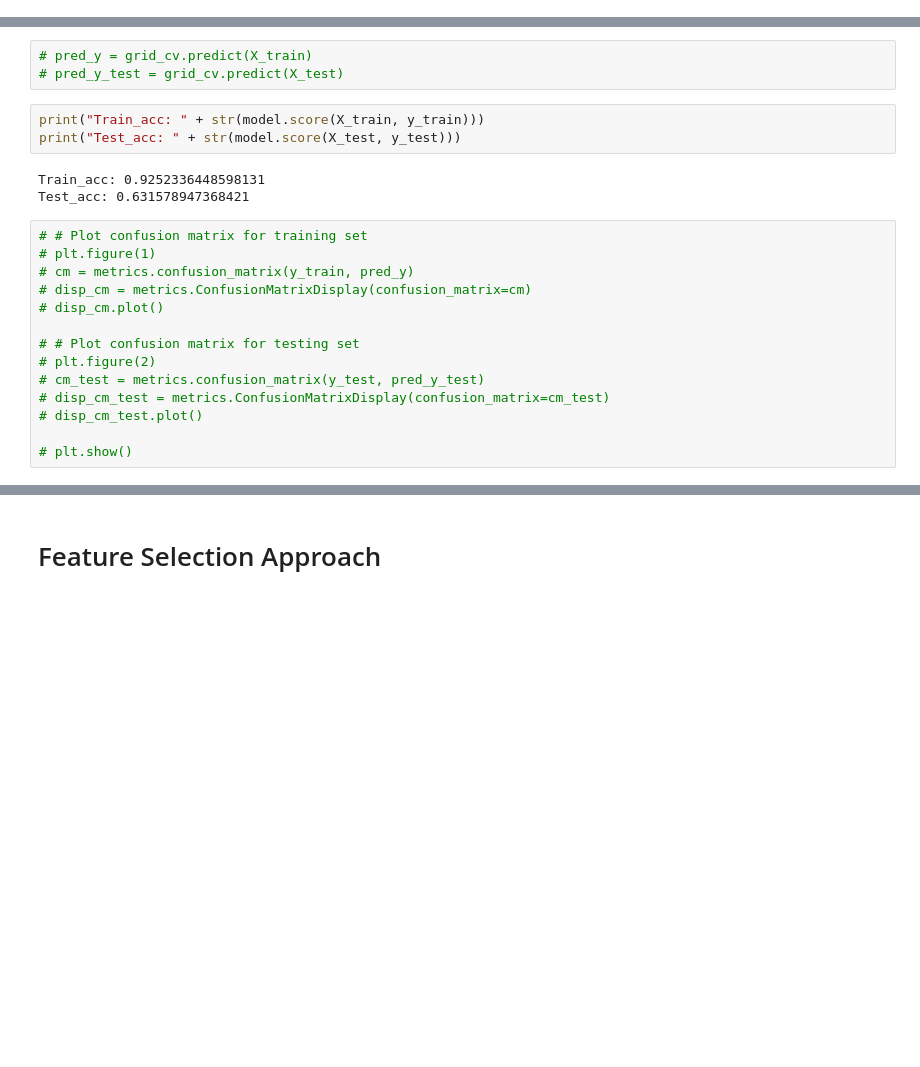
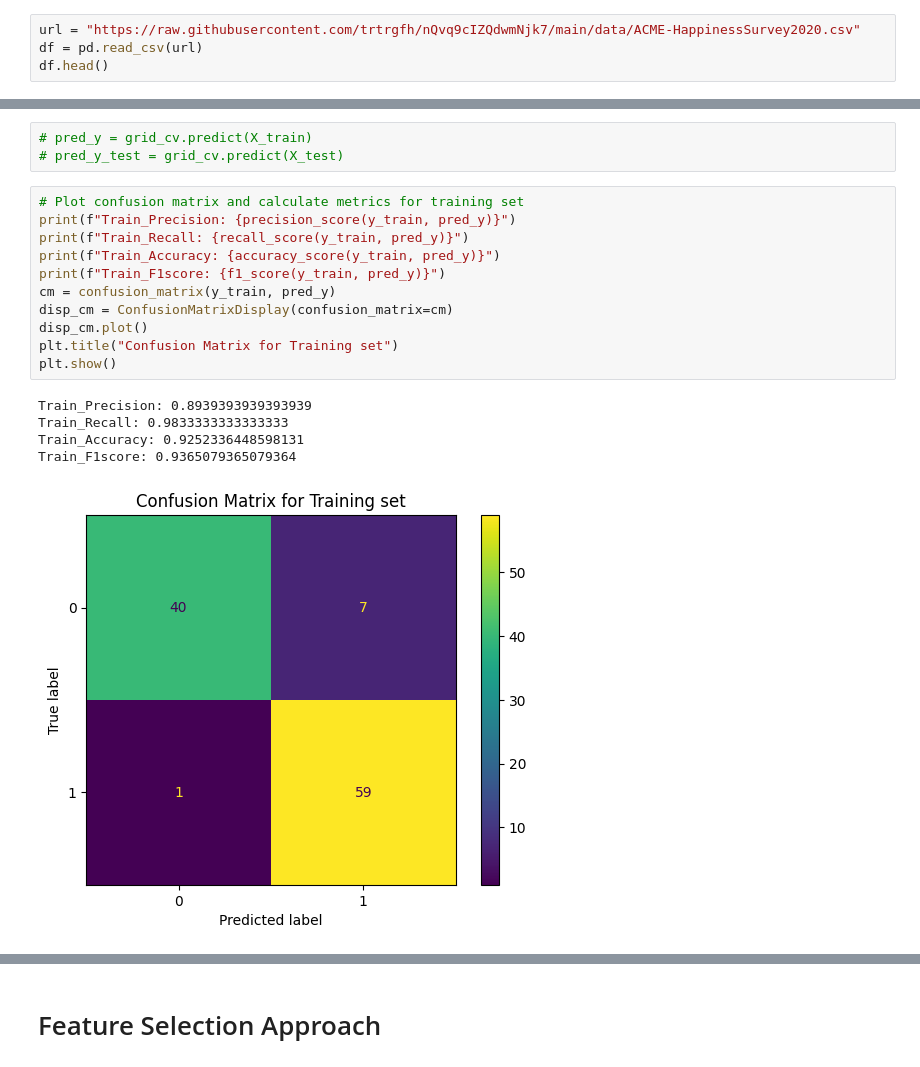
Before and after one commit to trtrgfh/Customer_Analysis, a Jupyter notebook: test.ipynb, the cells around one changed output, grey strips where cells are left out. Saved outputs shown, nothing was run; the diff lists cells and outputs as text; blank space fills up the shorter version.

```diff
--- a/test.ipynb
+++ b/test.ipynb
@@ -20,0 +12,4 @@ df.head()
+# %%
+url = "https://raw.githubusercontent.com/trtrgfh/nQvq9cIZQdwmNjk7/main/data/ACME-HappinessSurvey2020.csv"
+df = pd.read_csv(url)
+df.head()
@@ -54,23 +59,20 @@ pred_y_test = model.predict(X_test)
 # %%
 # pred_y = grid_cv.predict(X_train)
 # pred_y_test = grid_cv.predict(X_test)
-# %%
-print("Train_acc: " + str(model.score(X_train, y_train)))
-print("Test_acc: " + str(model.score(X_test, y_test)))
-# %% [output]
-Train_acc: 0.9252336448598131
-Test_acc: 0.631578947368421
-# %%
-# # Plot confusion matrix for training set
-# plt.figure(1)
-# cm = metrics.confusion_matrix(y_train, pred_y)
-# disp_cm = metrics.ConfusionMatrixDisplay(confusion_matrix=cm)
-# disp_cm.plot()
-
-# # Plot confusion matrix for testing set
-# plt.figure(2)
-# cm_test = metrics.confusion_matrix(y_test, pred_y_test)
-# disp_cm_test = metrics.ConfusionMatrixDisplay(confusion_matrix=cm_test)
-# disp_cm_test.plot()
-
-# plt.show()
+# %%
+# Plot confusion matrix and calculate metrics for training set
+print(f"Train_Precision: {precision_score(y_train, pred_y)}")
+print(f"Train_Recall: {recall_score(y_train, pred_y)}")
+print(f"Train_Accuracy: {accuracy_score(y_train, pred_y)}")
+print(f"Train_F1score: {f1_score(y_train, pred_y)}")
+cm = confusion_matrix(y_train, pred_y)
+disp_cm = ConfusionMatrixDisplay(confusion_matrix=cm)
+disp_cm.plot()
+plt.title("Confusion Matrix for Training set")
+plt.show()
+# %% [output]
+Train_Precision: 0.8939393939393939
+Train_Recall: 0.9833333333333333
+Train_Accuracy: 0.9252336448598131
+Train_F1score: 0.9365079365079364
+[figure, added]
```
Also changed, not shown: parts of 9 cells of this notebook.
